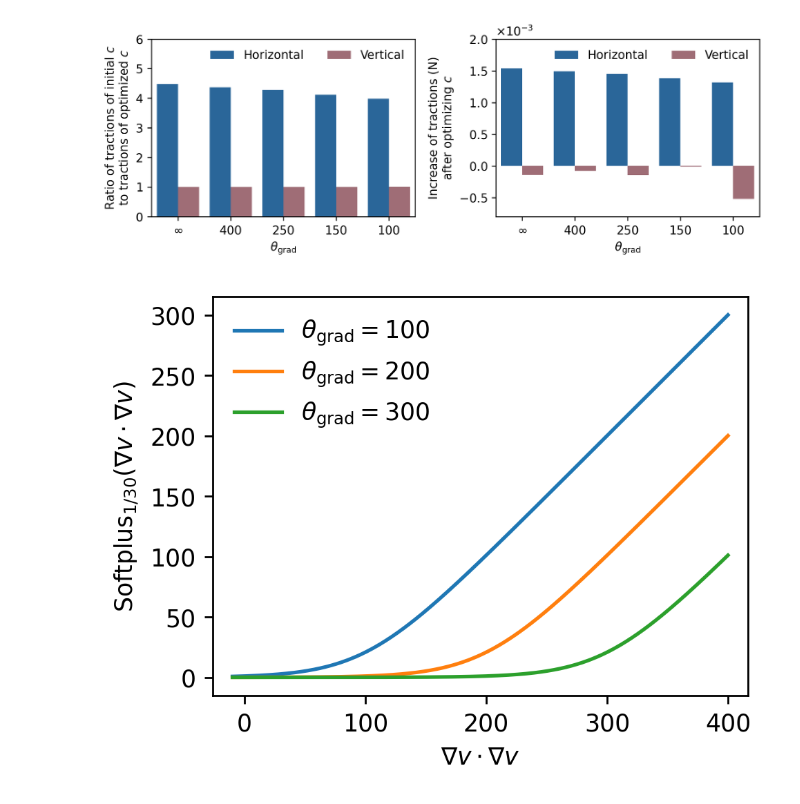
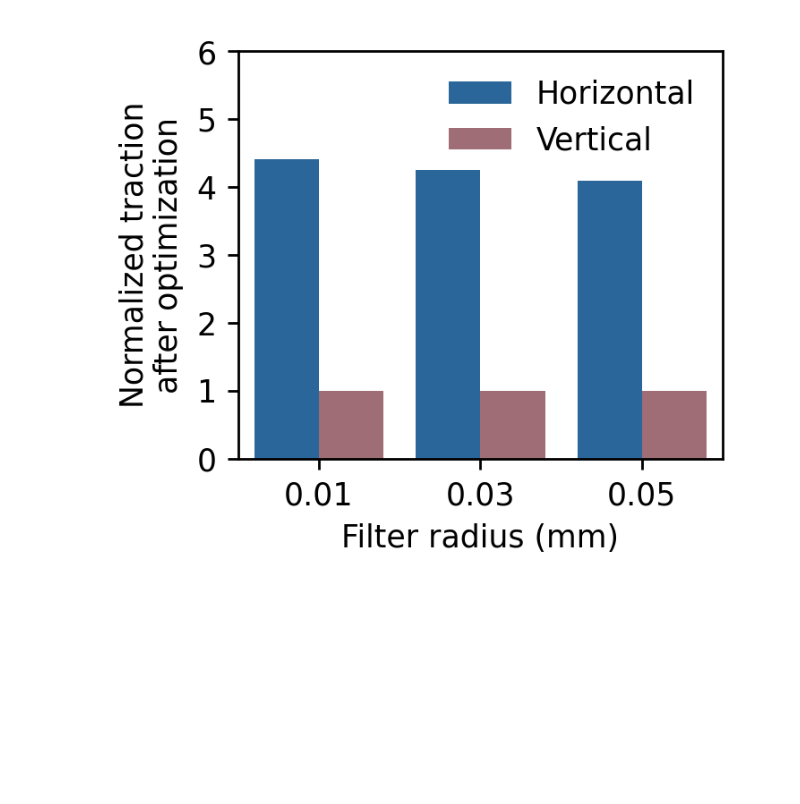
Before and after one commit to LuoXueling/optimization_of_digital_material_distribution, a Jupyter notebook: prototypes/trapezoid_threshold_traction/plot.ipynb, the cells around one changed output. Drawn from its saved outputs; the diff is of its cells as text; code cells hidden in the pictures; blank space fills up the shorter version.

```diff
--- a/prototypes/trapezoid_threshold_traction/plot.ipynb
+++ b/prototypes/trapezoid_threshold_traction/plot.ipynb
@@ -1,77 +1,49 @@
 # %%
 import matplotlib.pyplot as plt
 import pandas as pd
 
 thres_paths = {
-    r"$\infty$": "../../outputs/trapezoid-2025-11-04-12-48-35-nothres/records.csv",
-    400: "../../outputs/trapezoid-2025-11-10-22-57-55-thres400/records.csv",
-    250: "../../outputs/trapezoid-2025-11-11-10-19-47-thres250/records.csv",
-    150: "../../outputs/trapezoid-2025-11-10-22-57-39-thres150/records.csv",
-    100: "../../outputs/trapezoid-2025-11-10-22-57-32-thres100/records.csv",
+    0.01: "../../outputs/trapezoid-2026-04-13-16-18-49-radius001/records.csv",
+    0.03: "../../outputs/trapezoid-2026-04-13-16-18-42-radius003/records.csv",
+    0.05: "../../outputs/trapezoid-2026-04-13-16-18-37-radius005/records.csv",
+
 }
 
 dfs = {
     key: pd.read_csv(val) for key, val in thres_paths.items()
 }
 
 dfs_processed = {
-    key: pd.DataFrame({"thres": [key, key], "type": ["Horizontal", "Vertical"], "value": [val["top_x"].values[-1]/val["top_x"].values[0], val["top_y"].values[-1]/val["top_y"].values[0]], "abs_increase": [-(val["top_x"].values[-1]-val["top_x"].values[0]), val["top_y"].values[-1]-val["top_y"].values[0]]}) for key, val in dfs.items()
+    key: pd.DataFrame({"Filter Radius": [key, key], "type": ["Horizontal", "Vertical"], "value": [val["top_x"].values[-1]/val["top_x"].values[0], val["top_y"].values[-1]/val["top_y"].values[0]], "abs_increase": [-(val["top_x"].values[-1]-val["top_x"].values[0]), val["top_y"].values[-1]-val["top_y"].values[0]]}) for key, val in dfs.items()
 }
-
-# df0 = pd.DataFrame({"thres": [r"$\infty$", r"$\infty$"], "type": ["Horizontal", "Vertical"], "value": [4.4746086710, 1.0030866765], "abs_increase": [-0.00044155236656244067+0.001975774048110545, -0.04617517159117138+0.046317699407743024]})
-# df100 = pd.DataFrame({"thres": [100, 100], "type": ["Horizontal", "Vertical"], "value": [4.1952650275, 1.0090849388], "abs_increase": [-0.0004415523665624409+0.001852429201234409,-0.04617517159117152+0.04659467019985208]})
-# df150 = pd.DataFrame({"thres": [150, 150], "type": ["Horizontal", "Vertical"], "value": [4.3007660425, 1.0054187229], "abs_increase": [-0.00044155236656243915+0.0018990134240865898, -0.046175171591171724+0.046425382048636]})
-# df200 = pd.DataFrame({"thres": [200, 200], "type": ["Horizontal", "Vertical"], "value": [4.3527237154, 1.0043960853], "abs_increase": [-0.0004415523665624422+0.0019219554575148512, -0.04617517159117185+0.04637816158613137]})
-# df400 = pd.DataFrame({"thres": [400, 400], "type": ["Horizontal", "Vertical"], "value": [4.4298379222, 1.0026589808], "abs_increase": [-0.00044155236656244165+0.0019560054180213925, -0.04617517159117164+0.046297950484724536]})
 
 df = pd.concat(dfs_processed.values())
 
 import seaborn as sns
 
-plt.figure(figsize=(8,3.0), dpi=250)
-ax = plt.subplot(121)
-sns.barplot(data=df, x="thres", y="value", hue="type", palette=["#1768AC", "#A76571"], ax=ax)
+plt.figure(figsize=(3.,2.6), dpi=250)
+ax = plt.subplot(111)
+sns.barplot(data=df, x="Filter Radius", y="value", hue="type", palette=["#1768AC", "#A76571"], ax=ax)
 ax.set_ylim([0, 6])
 handles, labels = ax.get_legend_handles_labels()
 ax.get_legend().remove()
-ax.legend(handles=handles, labels=labels, title=False, frameon=False, ncol=2)
-ax.set_xlabel(r"$\theta_{\text{grad}}$")
-ax.set_ylabel("Ratio of tractions of initial $c$\nto tractions of optimized $c$")
+ax.legend(handles=handles, labels=labels, title=False, frameon=False, ncol=1)
+ax.set_xlabel("Filter radius (mm)")
+ax.set_ylabel("Normalized reaction\nafter optimization")
 
-ax = plt.subplot(122)
-sns.barplot(data=df, x="thres", y="abs_increase", hue="type", palette=["#1768AC", "#A76571"], ax=ax)
-handles, labels = ax.get_legend_handles_labels()
-ax.get_legend().remove()
-ax.legend(handles=handles, labels=labels, title=False, frameon=False, loc="upper right", ncol=2)
-ax.set_xlabel(r"$\theta_{\text{grad}}$")
-ax.set_ylabel("Increase of tractions (N)\nafter optimizing $c$")
-ax.ticklabel_format(axis='y', style='sci', scilimits=(0,0), useMathText=True)
-ax.set_ylim([-0.8e-3, 2e-3])
+# ax = plt.subplot(122)
+# sns.barplot(data=df, x="Filter Radius", y="abs_increase", hue="type", palette=["#1768AC", "#A76571"], ax=ax)
+# handles, labels = ax.get_legend_handles_labels()
+# ax.get_legend().remove()
+# ax.legend(handles=handles, labels=labels, title=False, frameon=False, loc="upper right", ncol=2)
+# ax.set_xlabel("Filter radius")
+# ax.set_ylabel("Increase of tractions (N)\nafter optimizing $c$")
+# ax.ticklabel_format(axis='y', style='sci', scilimits=(0,0), useMathText=True)
+# ax.set_ylim([-0.8e-3, 2e-3])
 
 plt.tight_layout()
 plt.savefig("trapezoid_threshold_traction_diff.pdf", bbox_inches="tight")
 plt.show()
 plt.close()
 # %% [output]
-[figure, old version]
+[figure, new version]
-# %%
-import matplotlib.pyplot as plt
-import numpy as np
-thres = 100
-smoothness = 30
-softplus = lambda x, thres: np.log(1 + np.exp((x-thres) / smoothness)) * smoothness
-
-x = np.linspace(-10, 400, 1000)
-
-plt.figure(figsize=(4,3), dpi=250)
-plt.plot(x, softplus(x, 100), label=r"$\theta_{\text{grad}}=100$")
-plt.plot(x, softplus(x, 200), label=r"$\theta_{\text{grad}}=200$")
-plt.plot(x, softplus(x, 300), label=r"$\theta_{\text{grad}}=300$")
-plt.ylabel(r"$\mathrm{Softplus}_{1/30}(\nabla v\cdot \nabla v)$")
-plt.xlabel(r"$\nabla v\cdot \nabla v$")
-plt.legend(frameon=False)
-plt.axis("equal")
-plt.show()
-plt.close()
-# %% [output]
-[figure, removed]
```
Also changed, not shown: 7 other files.
